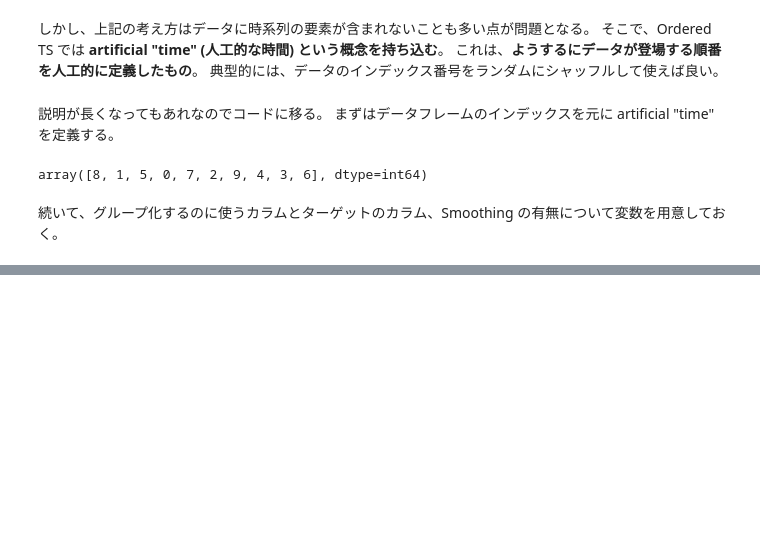
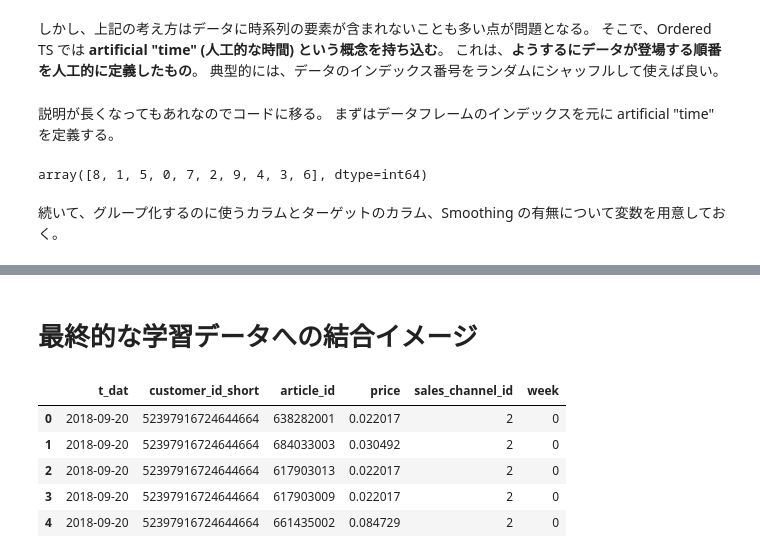
Before and after one commit to morinota/H_and_M_Personalized_Fashion_Recommendations, a Jupyter notebook: feature/target_encoding.ipynb, the cells around one changed output, grey strips where cells are left out. Saved outputs shown, nothing was run; the diff lists cells and outputs as text; code cells hidden in the pictures; blank space fills up the shorter version.

```diff
--- a/feature/target_encoding.ipynb
+++ b/feature/target_encoding.ipynb
@@ -535,0 +593,14 @@ smooth = False
+# %% [markdown]
+# 最終的な学習データへの結合イメージ
+# %%
+if Colab_bool==False:
+    df_t = pd.read_csv(r'C:\Users\Masat\デスクトップ_Instead\webアプリ開発\H_and_M_Personalized_Fashion_Recommendations\input\transactions_train_sample5.csv.gz')
+
+df_t.head()
+# %% [output]
+|  | t_dat | customer_id_short | article_id | price | sales_channel_id | week |
+| 0 | 2018-09-20 | 52397916724644664 | 638282001 | 0.022017 | 2 | 0 |
+| 1 | 2018-09-20 | 52397916724644664 | 684033003 | 0.030492 | 2 | 0 |
+| 2 | 2018-09-20 | 52397916724644664 | 617903013 | 0.022017 | 2 | 0 |
+| 3 | 2018-09-20 | 52397916724644664 | 617903009 | 0.022017 | 2 | 0 |
+| 4 | 2018-09-20 | 52397916724644664 | 661435002 | 0.084729 | 2 | 0 |
```
Also changed, not shown: parts of 22 cells of this notebook, 2 other files.
